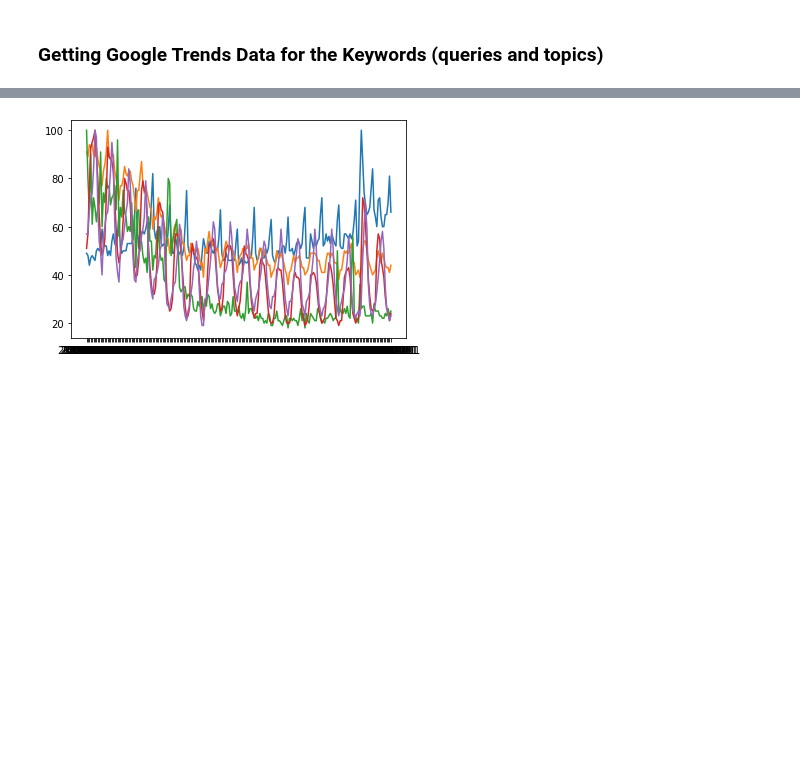
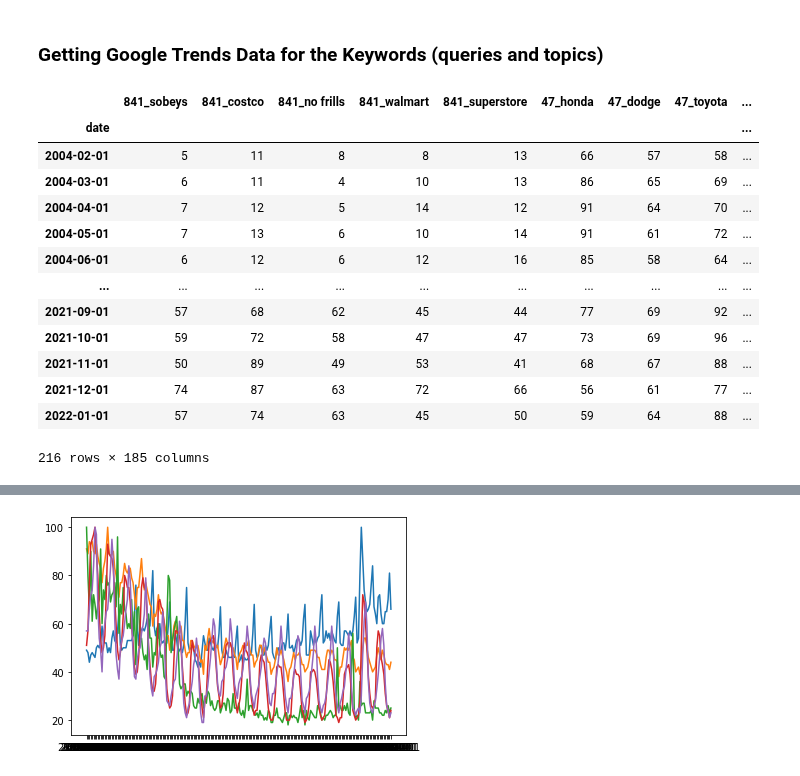
Before and after one commit to ubco-mds-2021-labs/capstone-project-googletrends_capstone, a Jupyter notebook: src/notebooks/retailsales_notebook.ipynb, the cells around one changed output, grey strips where cells are left out. Cells and saved outputs as stored; diff of their text form; code cells hidden in the pictures; blank space fills up the shorter version.

Commit message:
Adding code for getting trends for keywords

```diff
--- a/src/notebooks/retailsales_notebook.ipynb
+++ b/src/notebooks/retailsales_notebook.ipynb
@@ -233,3 +233,46 @@ FinalData
 216 rows × 37 columns
 # %% [markdown]
 ### Getting Google Trends Data for the Keywords (queries and topics)
+# %%
+def get_trends_for_dict(dict):
+    i = 0
+    for key, value in dict.items():
+        category = key
+        kw_lst = set(value)  # removes the repeated keywords
+        for keyword in kw_lst:
+            data, _, _ = get_trend(keyword=[keyword], category=category)
+
+            # Code to append data for different keywords in data frame
+            colname = category+"_"+keyword
+            if len(data)==0:
+                continue
+            else:
+                if i == 0:
+                    data.rename(columns={keyword: colname}, inplace=True)
+                    df = data.drop(columns=['isPartial'])
+                else:
+                    data.rename(columns={keyword: colname}, inplace=True)
+                    data = data.drop(columns=['isPartial'])
+                    df = df.join(data)
+            i = i+1
+
+    return df
+# %%
+# For queries
+keywords_query = get_trends_for_dict(keywordsDictQuery)
+keywords_query
+# %% [output]
+|  | 841_sobeys | 841_costco | 841_no frills | 841_walmart | 841_superstore | 47_honda | 47_dodge | 47_toyota | ... |
+| date |  |  |  |  |  |  |  |  | ... |
+| 2004-02-01 | 5 | 11 | 8 | 8 | 13 | 66 | 57 | 58 | ... |
+| 2004-03-01 | 6 | 11 | 4 | 10 | 13 | 86 | 65 | 69 | ... |
+| 2004-04-01 | 7 | 12 | 5 | 14 | 12 | 91 | 64 | 70 | ... |
+| 2004-05-01 | 7 | 13 | 6 | 10 | 14 | 91 | 61 | 72 | ... |
+| 2004-06-01 | 6 | 12 | 6 | 12 | 16 | 85 | 58 | 64 | ... |
+| ... | ... | ... | ... | ... | ... | ... | ... | ... | ... |
+| 2021-09-01 | 57 | 68 | 62 | 45 | 44 | 77 | 69 | 92 | ... |
+| 2021-10-01 | 59 | 72 | 58 | 47 | 47 | 73 | 69 | 96 | ... |
+| 2021-11-01 | 50 | 89 | 49 | 53 | 41 | 68 | 67 | 88 | ... |
+| 2021-12-01 | 74 | 87 | 63 | 72 | 66 | 56 | 61 | 77 | ... |
+| 2022-01-01 | 57 | 74 | 63 | 45 | 50 | 59 | 64 | 88 | ... |
+216 rows × 185 columns
```
Also changed, not shown: parts of 6 cells of this notebook.
